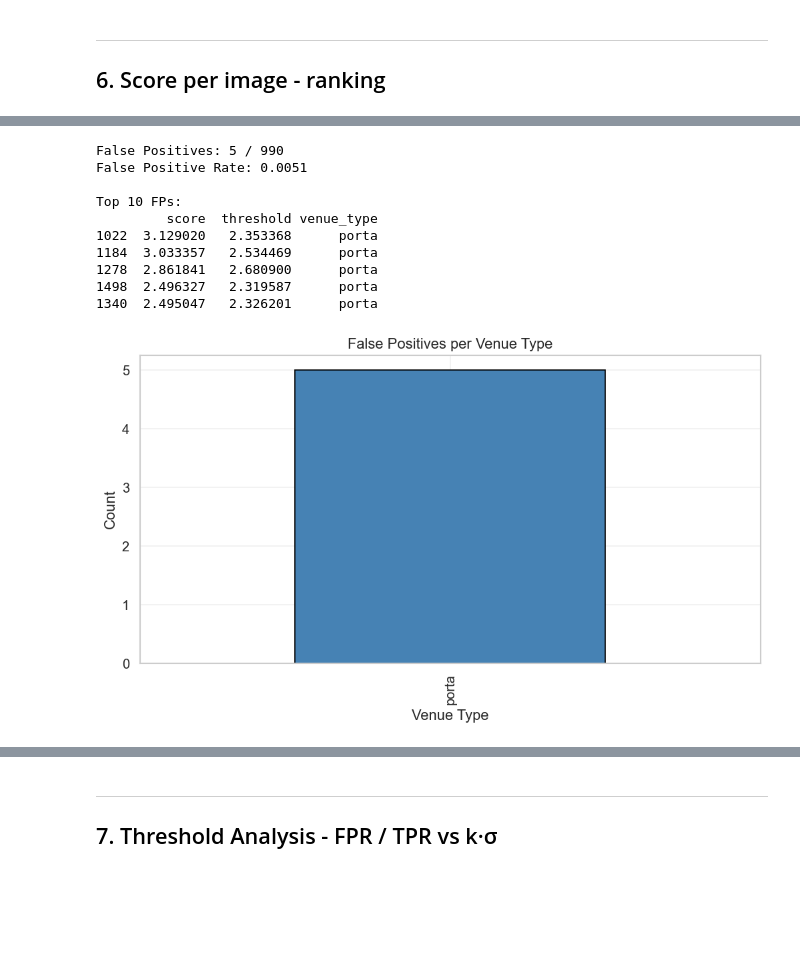
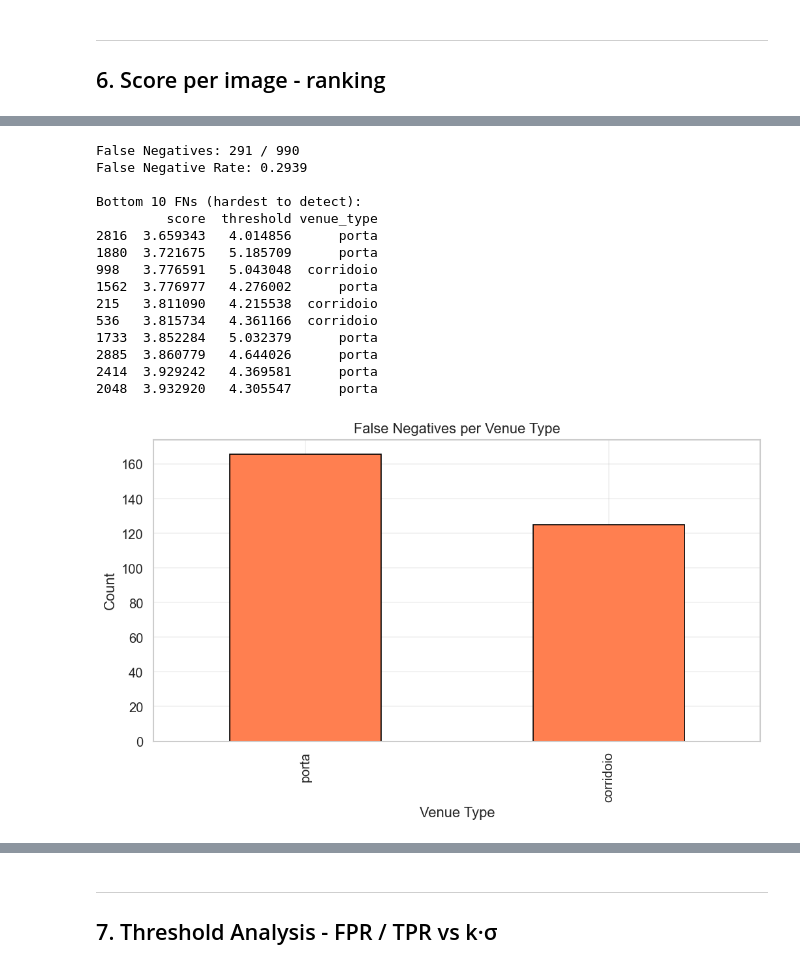
Before and after one commit to andreainno22/Thesis-project-UNIPI, a Jupyter notebook: src/patchcore_analysis.ipynb, the cells around one changed output, grey strips where cells are left out. Drawn from its saved outputs; the diff is of its cells as text; code cells hidden in the pictures; blank space fills up the shorter version.

```diff
--- a/src/patchcore_analysis.ipynb
+++ b/src/patchcore_analysis.ipynb
@@ -33,7 +33,7 @@ Libraries loaded.
 
 NOTEBOOK_DIR = Path(__file__).parent if '__file__' in dir() else Path.cwd()
 SOURCE = 'evaluate_db'  # or 'evaluate' for simple CSV
-CSV_PATH = 'results_p3.csv'
+CSV_PATH = 'results_p3_shadow04.csv'
 DB_PATH = None  # e.g., 'occlusion.db'
 
 def resolve_input_path(raw_path: str) -> Path:
@@ -46,7 +46,6 @@ def resolve_input_path(raw_path: str) -> Path:
         resolved = (root / candidate).resolve()
         if resolved.exists():
             return resolved
-    # If not found, return the default location
     return (NOTEBOOK_DIR.parent / candidate).resolve()
 
 CSV_FILE = resolve_input_path(CSV_PATH)
@@ -119,10 +118,11 @@ Columns: ['reference_id', 'test_id', 'test_type', 'venue_type', 'file_path', 'sc
 
 normal_df = df[df['test_type'] == 'normal']
 obstructed_df = df[df['test_type'] == 'obstructed']
-shadow_df = df[df['test_type'] == 'shadow'] if 'shadow' in df['test_type'].unique() else pd.DataFrame()
+shadow_df = df[df['test_type'] == 'shadow_normal']
 
-print(f'Normal: {len(normal_df)} rows')
+print(f'Normal:     {len(normal_df)} rows')
 print(f'Obstructed: {len(obstructed_df)} rows')
-print(f'Shadow: {len(shadow_df)} rows')
-print(f'Total: {len(df)} rows')
+print(f'Shadow:     {len(shadow_df)} rows')
+print(f'Total:      {len(df)} rows')
+print(f'test_type values in CSV: {sorted(df["test_type"].unique())}')
 # %% [output]
@@ -312,34 +431,36 @@ No shadow test data available.
 # %%
-# ── False Positives (normal images misclassified as anomalies) ─────────────────
+# ── False Negatives ────────────────────────────────────────────────────────────
 
-fp_df = normal_df[normal_df['score'] > normal_df['threshold']].sort_values('score', ascending=False)
-print(f'False Positives: {len(fp_df)} / {len(normal_df)}')
-print(f'False Positive Rate: {len(fp_df) / len(normal_df):.4f}')
-print('\nTop 10 FPs:')
-print(fp_df[['score', 'threshold', 'venue_type']].head(10).to_string())
+fn_df = obstructed_df[obstructed_df['is_anomaly'] == 0].sort_values('score', ascending=True)
+print(f'False Negatives: {len(fn_df)} / {len(obstructed_df)}')
+print(f'False Negative Rate: {len(fn_df)/len(obstructed_df):.4f}')
+print('\nBottom 10 FNs (hardest to detect):')
+print(fn_df[['score', 'threshold', 'venue_type']].head(10).to_string())
 
-# FP distribution by venue
-if 'venue_type' in df.columns and len(fp_df) > 0:
+if 'venue_type' in df.columns and len(fn_df) > 0:
     fig, ax = plt.subplots(figsize=(10, 5))
-    fp_by_venue = fp_df['venue_type'].value_counts()
-    if len(fp_by_venue) > 0:
-        fp_by_venue.plot(kind='bar', ax=ax, color='steelblue', edgecolor='black')
-        ax.set_xlabel('Venue Type')
-        ax.set_ylabel('Count')
-        ax.set_title('False Positives per Venue Type')
-        ax.grid(alpha=0.3)
-        plt.show()
-    else:
-        print('No false positives to plot.')
+    fn_df['venue_type'].value_counts().plot(kind='bar', ax=ax, color='coral', edgecolor='black')
+    ax.set_xlabel('Venue Type')
+    ax.set_ylabel('Count')
+    ax.set_title('False Negatives per Venue Type')
+    ax.grid(alpha=0.3)
+    plt.show()
+else:
+    print('No false negatives.')
 # %% [output]
-False Positives: 5 / 990
-False Positive Rate: 0.0051
+False Negatives: 291 / 990
+False Negative Rate: 0.2939
 
-Top 10 FPs:
+Bottom 10 FNs (hardest to detect):
          score  threshold venue_type
-1022  3.129020   2.353368      porta
-1184  3.033357   2.534469      porta
-1278  2.861841   2.680900      porta
-1498  2.496327   2.319587      porta
-1340  2.495047   2.326201      porta
+2816  3.659343   4.014856      porta
+1880  3.721675   5.185709      porta
+998   3.776591   5.043048  corridoio
+1562  3.776977   4.276002      porta
+215   3.811090   4.215538  corridoio
+536   3.815734   4.361166  corridoio
+1733  3.852284   5.032379      porta
+2885  3.860779   4.644026      porta
+2414  3.929242   4.369581      porta
+2048  3.932920   4.305547      porta
-[figure, old version]
+[figure, new version]
```
Also changed, not shown: parts of 14 cells of this notebook, 5 other files.
